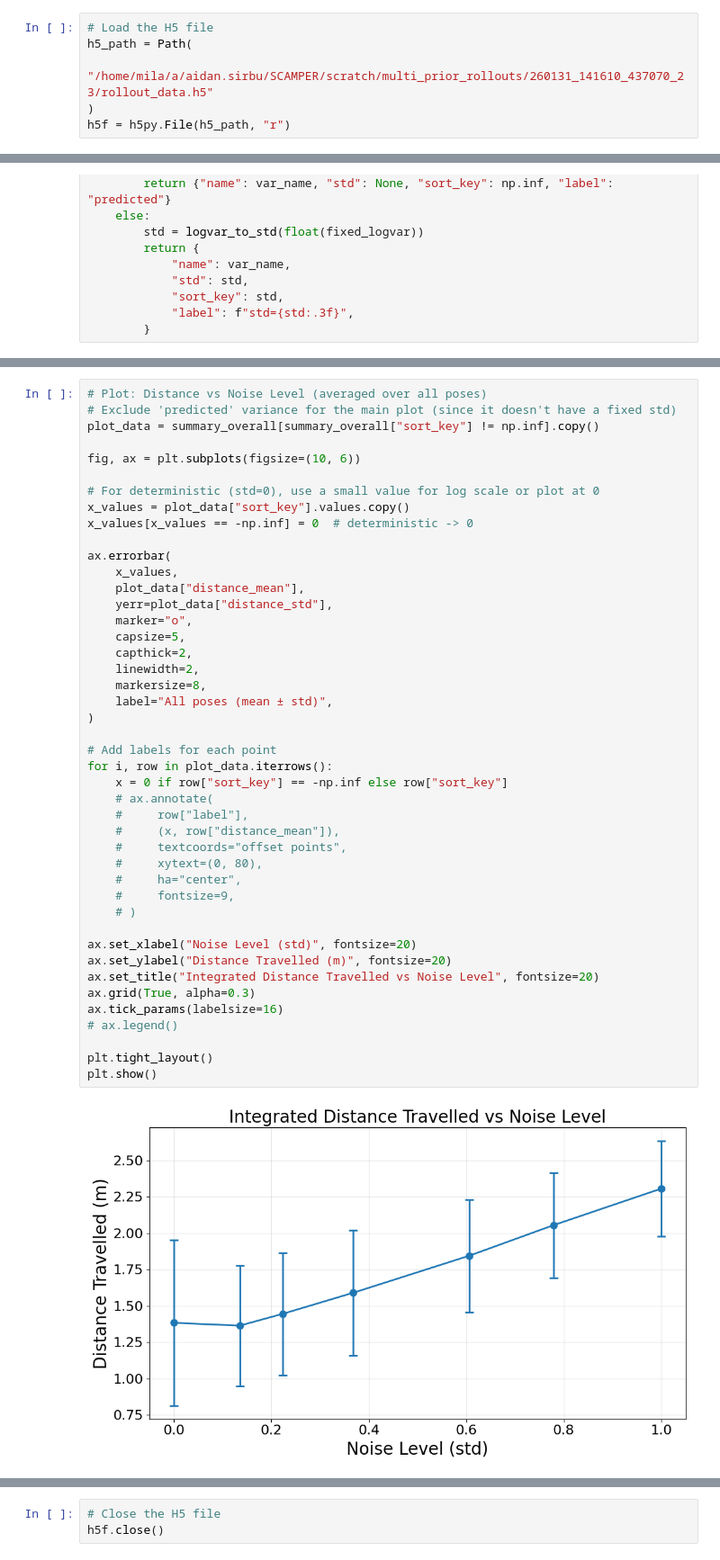
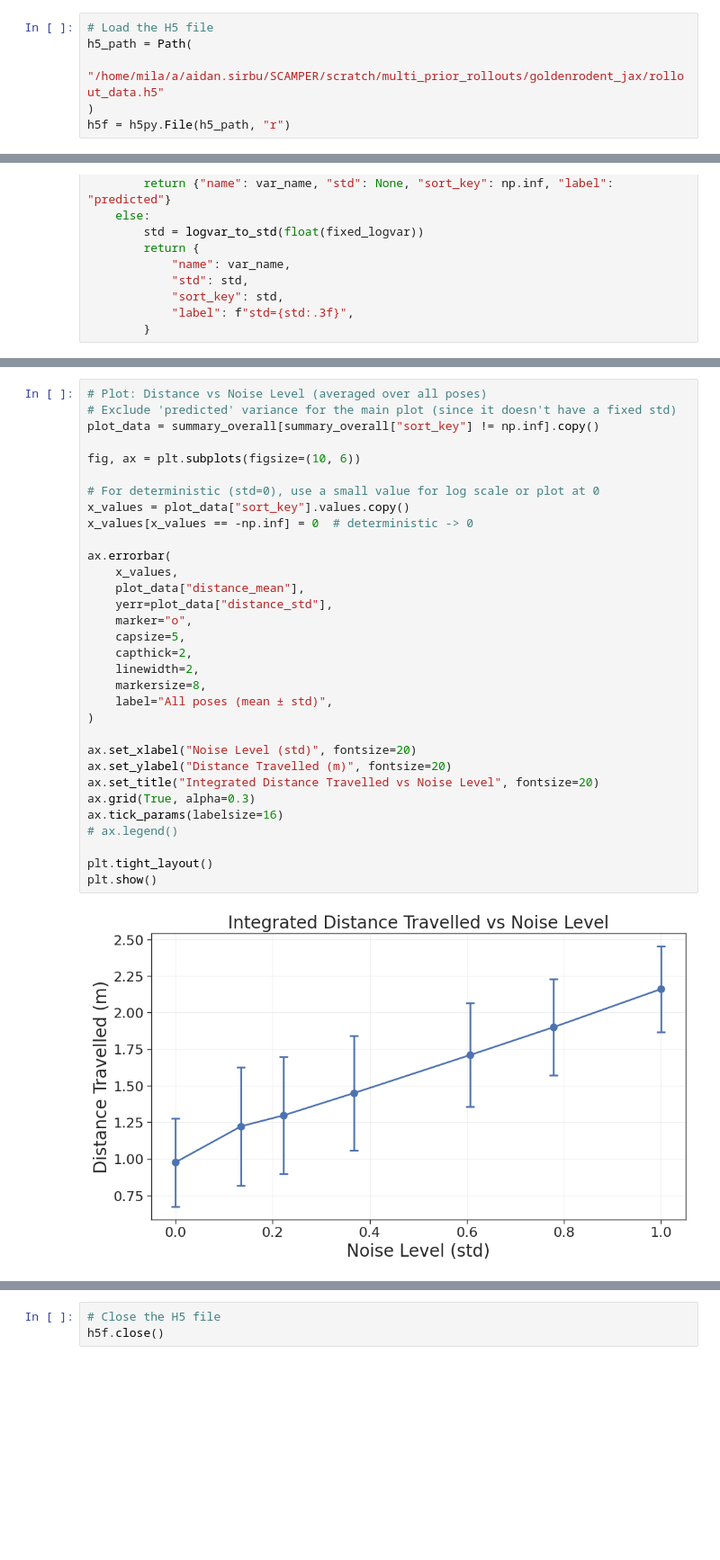
Before and after one commit to asirbu77/SCAMPER, a Jupyter notebook: notebooks/analysis/random_generation/analyze_multi_rollouts.ipynb, the cells around one changed output, grey strips where cells are left out. Shown at 90% size. Cells and saved outputs as stored; diff of their text form; blank space fills up the shorter version.

```diff
--- a/notebooks/analyze_multi_rollouts.ipynb
+++ b/notebooks/analysis/random_generation/analyze_multi_rollouts.ipynb
@@ -11,7 +11,7 @@ from pathlib import Path
 # %%
 # Load the H5 file
 h5_path = Path(
-    "/home/mila/a/aidan.sirbu/SCAMPER/scratch/multi_prior_rollouts/260131_141610_437070_23/rollout_data.h5"
+    "/home/mila/a/aidan.sirbu/SCAMPER/scratch/multi_prior_rollouts/goldenrodent_jax/rollout_data.h5"
 )
 h5f = h5py.File(h5_path, "r")
 # %%
@@ -273,43 +273,31 @@ Distance Travelled (Std):
 plot_data = summary_overall[summary_overall["sort_key"] != np.inf].copy()
 
 fig, ax = plt.subplots(figsize=(10, 6))
 
 # For deterministic (std=0), use a small value for log scale or plot at 0
 x_values = plot_data["sort_key"].values.copy()
 x_values[x_values == -np.inf] = 0  # deterministic -> 0
 
 ax.errorbar(
     x_values,
     plot_data["distance_mean"],
     yerr=plot_data["distance_std"],
     marker="o",
     capsize=5,
     capthick=2,
     linewidth=2,
     markersize=8,
     label="All poses (mean ± std)",
 )
 
-# Add labels for each point
-for i, row in plot_data.iterrows():
-    x = 0 if row["sort_key"] == -np.inf else row["sort_key"]
-    # ax.annotate(
-    #     row["label"],
-    #     (x, row["distance_mean"]),
-    #     textcoords="offset points",
-    #     xytext=(0, 80),
-    #     ha="center",
-    #     fontsize=9,
-    # )
-
 ax.set_xlabel("Noise Level (std)", fontsize=20)
 ax.set_ylabel("Distance Travelled (m)", fontsize=20)
 ax.set_title("Integrated Distance Travelled vs Noise Level", fontsize=20)
 ax.grid(True, alpha=0.3)
 ax.tick_params(labelsize=16)
 # ax.legend()
 
 plt.tight_layout()
 plt.show()
 # %% [output]
-[figure, old version]
+[figure, new version]
```
Also changed, not shown: parts of 6 cells of this notebook, 40 other files.
